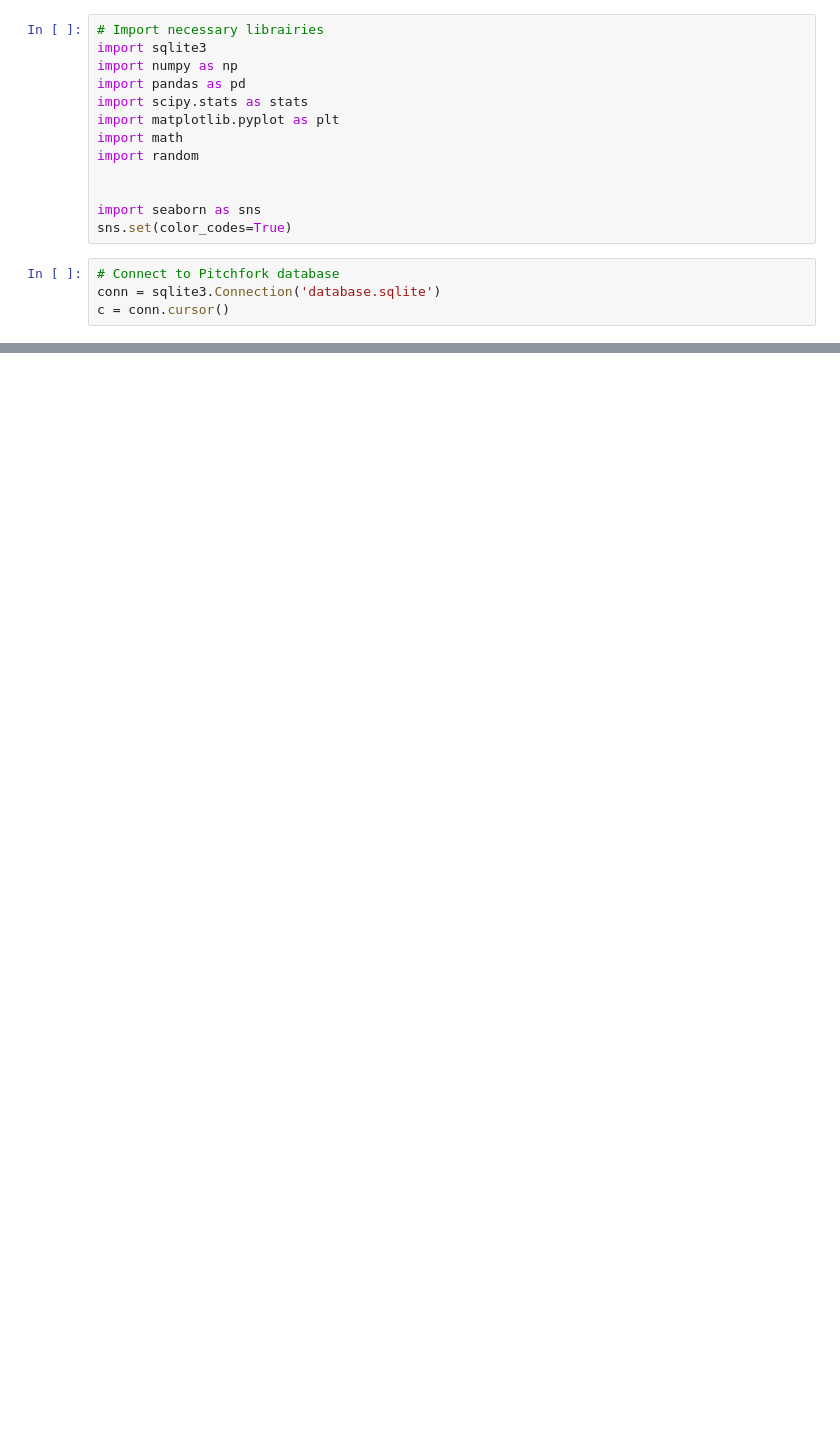
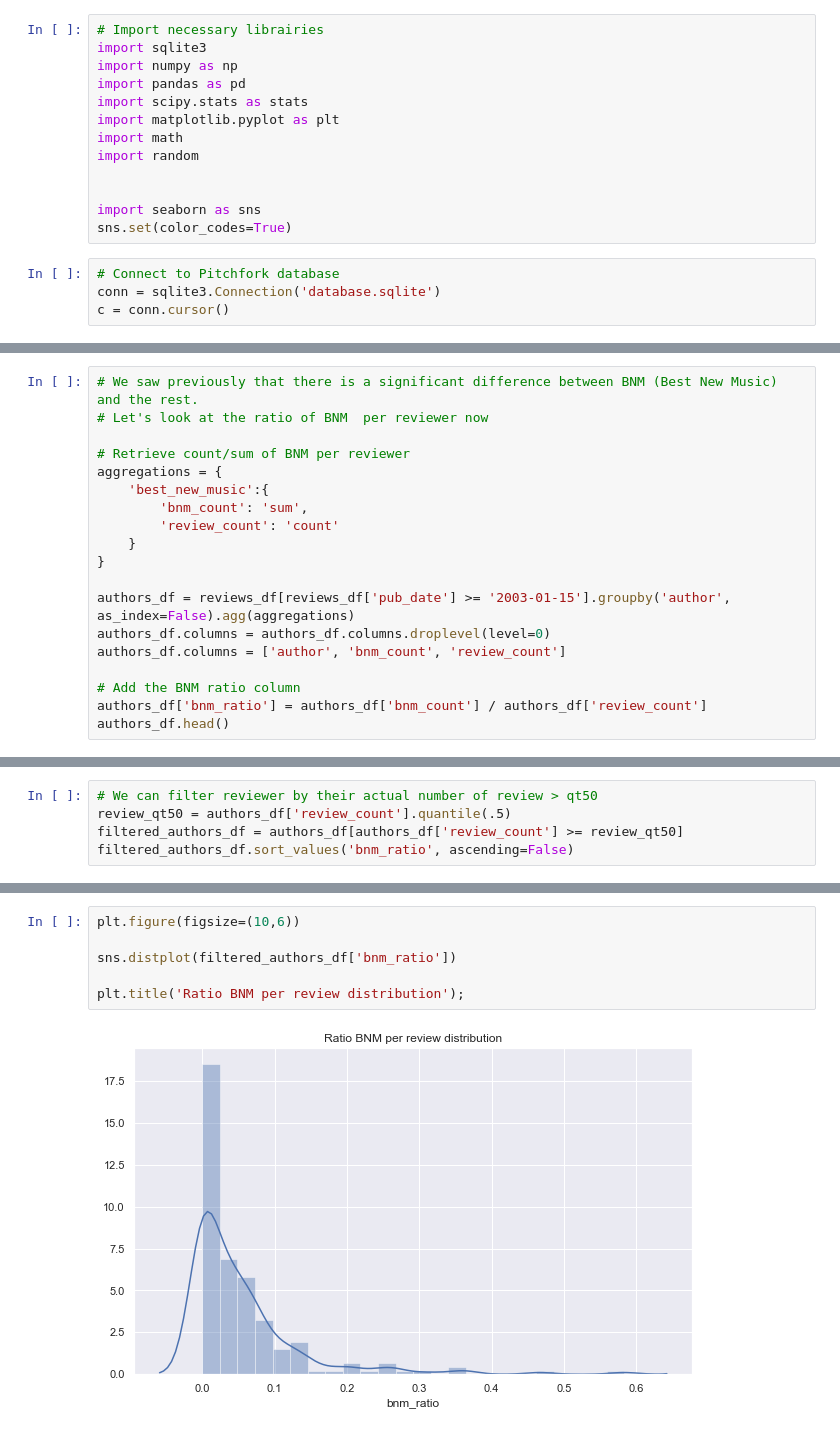
Before and after one commit to lindseyberlin/Revised-Module-3-Project, a Jupyter notebook: Question3 - Score Threshold.ipynb, the cells around one changed output, grey strips where cells are left out. Saved outputs shown, nothing was run; the diff lists cells and outputs as text; blank space fills up the shorter version.

```diff
--- a/Question3 - Score Threshold.ipynb
+++ b/Question3 - Score Threshold.ipynb
@@ -83,0 +210,19 @@ stats.skew(rap_df['score']), stats.kurtosis(rap_df['score'])
+# %%
+# We saw previously that there is a significant difference between BNM (Best New Music) and the rest.
+# Let's look at the ratio of BNM  per reviewer now
+
+# Retrieve count/sum of BNM per reviewer
+aggregations = {
+    'best_new_music':{
+        'bnm_count': 'sum',
+        'review_count': 'count'
+    }
+}
+
+authors_df = reviews_df[reviews_df['pub_date'] >= '2003-01-15'].groupby('author', as_index=False).agg(aggregations)
+authors_df.columns = authors_df.columns.droplevel(level=0)
+authors_df.columns = ['author', 'bnm_count', 'review_count']
+
+# Add the BNM ratio column
+authors_df['bnm_ratio'] = authors_df['bnm_count'] / authors_df['review_count']
+authors_df.head()
@@ -83,0 +249,5 @@ stats.skew(rap_df['score']), stats.kurtosis(rap_df['score'])
+# %%
+# We can filter reviewer by their actual number of review > qt50
+review_qt50 = authors_df['review_count'].quantile(.5)
+filtered_authors_df = authors_df[authors_df['review_count'] >= review_qt50]
+filtered_authors_df.sort_values('bnm_ratio', ascending=False)
@@ -83,0 +273,8 @@ stats.skew(rap_df['score']), stats.kurtosis(rap_df['score'])
+# %%
+plt.figure(figsize=(10,6))
+
+sns.distplot(filtered_authors_df['bnm_ratio'])
+
+plt.title('Ratio BNM per review distribution');
+# %% [output]
+[figure, added]
```
Also changed, not shown: parts of 23 cells of this notebook.
